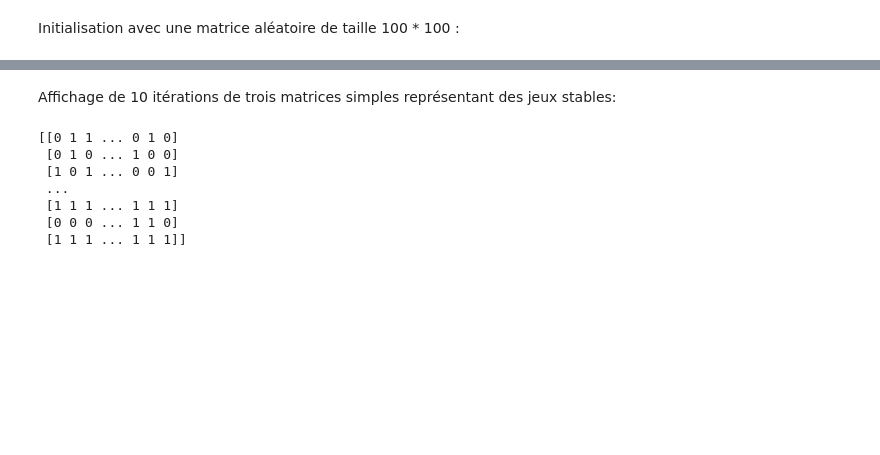
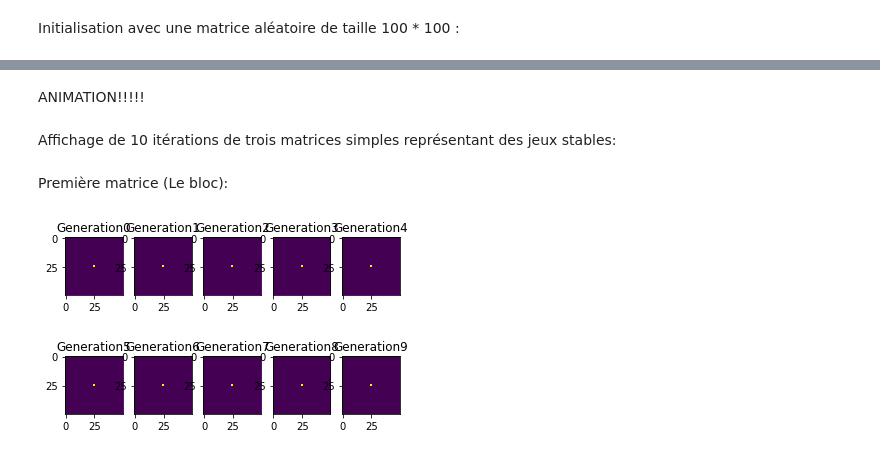
Before and after one commit to selenaiskounen/Jeu_de_la_vie, a Jupyter notebook: HMMA238_TP_selenaiskounen.ipynb, the cells around one changed output, grey strips where cells are left out. Drawn from its saved outputs; the diff is of its cells as text; code cells hidden in the pictures; blank space fills up the shorter version.

```diff
--- a/HMMA238_TP_selenaiskounen.ipynb
+++ b/HMMA238_TP_selenaiskounen.ipynb
@@ -291,22 +238,16 @@ AttributeError: 'NoneType' object has no attribute 'remove_callback'
+# %% [markdown]
+ANIMATION!!!!!
 # %% [markdown]
 Affichage de 10 itérations de trois matrices simples représentant des jeux stables:
-# %%
-import  matplotlib.pyplot as plt
-import numpy as np
-
-M=np.random.randint(2,size=(50,50))
-print(M)
-
-for i in range(10):
-    plt.subplot(2,5,i+1)
-    M=np.array(M)
-    plt.imshow(M)
-    M=iteration_jeu_np(M)
-# %% [output]
-[[0 1 1 ... 0 1 0]
- [0 1 0 ... 1 0 0]
- [1 0 1 ... 0 0 1]
- ...
- [1 1 1 ... 1 1 1]
- [0 0 0 ... 1 1 0]
- [1 1 1 ... 1 1 1]]
+# %% [markdown]
+Première matrice (Le bloc):
+# %%
+M1 = np.zeros((50, 50))
+M1[25,25] = M1[25, 24] = M1[24, 25] = M1[24,24]  = 1
+
+for i in range(10):
+    plt.subplot(2,5,i+1)
+    plt.imshow(iteration_jeu_np(M1))
+    plt.title("Generation" + str(i))
+# %% [output]
+[figure, added]
```
Also changed, not shown: parts of 20 cells of this notebook.
